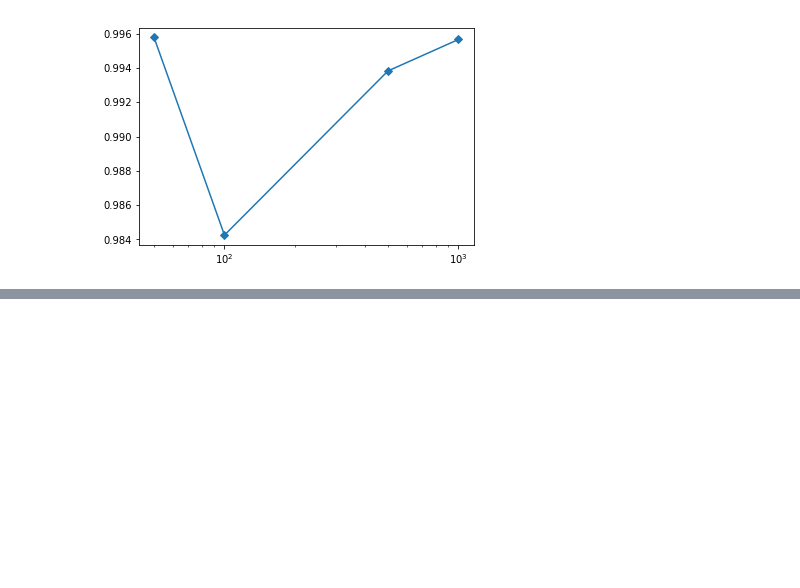
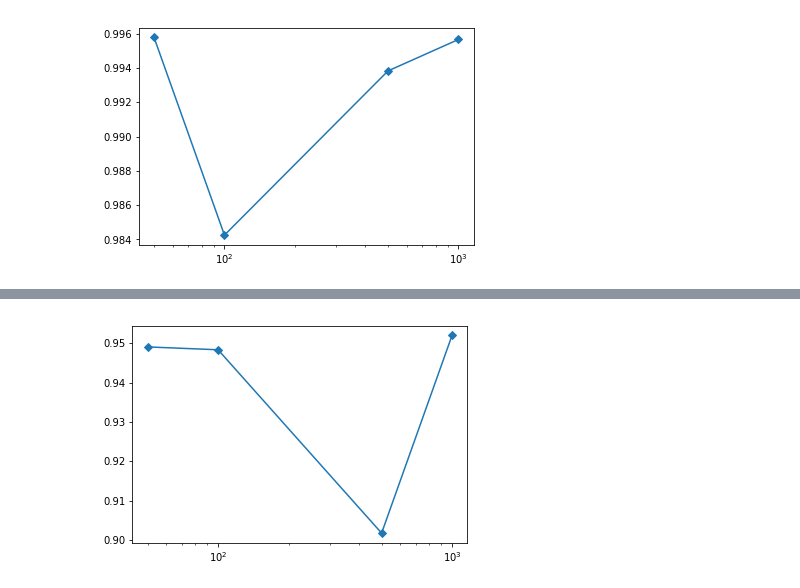
Before and after one commit to RQC-QApp/NNQST, a Jupyter notebook: nn_qst/nn_qst.ipynb, the cells around one changed output, grey strips where cells are left out. Saved outputs shown, nothing was run; the diff lists cells and outputs as text; code cells hidden in the pictures; blank space fills up the shorter version.

```diff
--- a/nn_qst/nn_qst.ipynb
+++ b/nn_qst/nn_qst.ipynb
@@ -114,3 +129,20 @@ plt.semilogx(N_samples, overlaps, '.-', marker='D')
 plt.show()
 # %% [output]
 [figure]
+# %%
+import tqdm
+
+num_units = 3
+fidelities = []
+N_samples = [50, 100, 500, 1000]
+
+for N_s in tqdm.tqdm(N_samples):
+    dataset = utils.dataset_w(num_units, N_s)
+
+    r_qst = rbm_qst.RBM_QST(num_units, num_units)
+    r_qst.train(dataset, dataset, max_epochs=500, learning_rate=0.9)
+
+    fidelities.append(utils.fidelity_RBM(r_qst, utils.into_dict(utils.ideal_w(num_units)))[0])
+    print(fidelities[-1])
+
+overlaps = list(map(lambda x: np.sqrt(x), fidelities))
@@ -116,0 +154,5 @@ plt.show()
+# %%
+plt.semilogx(N_samples, overlaps, '.-', marker='D')
+plt.show()
+# %% [output]
+[figure, added]
```
Also changed, not shown: parts of 11 cells of this notebook, 2 other files.
